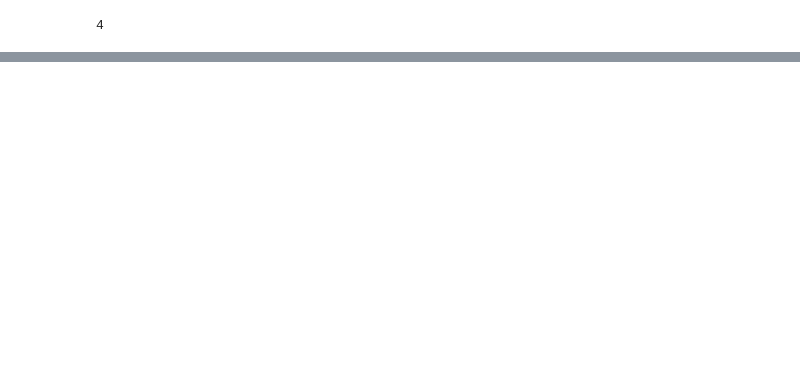
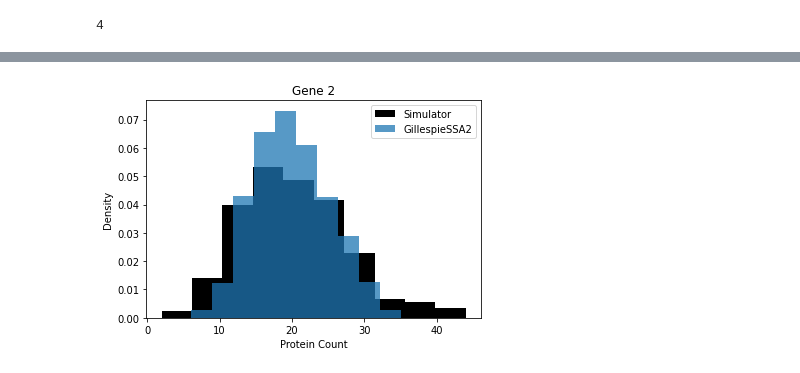
Before and after one commit to Tarun-Mahajan/scnnoise, a Jupyter notebook: doc/Trajectory Inference.ipynb, the cells around one changed output, grey strips where cells are left out. Drawn from its saved outputs; the diff is of its cells as text; code cells hidden in the pictures; blank space fills up the shorter version.

```diff
--- a/doc/Trajectory Inference.ipynb
+++ b/doc/Trajectory Inference.ipynb
@@ -166,0 +189,10 @@ simulator.simulate()
+# %%
+plt.hist(mol.T[7][1000:], density = True, color = 'k')
+plt.hist(df3.values.T[3][1000:], alpha = .75, density = True)
+plt.ylabel('Density')
+plt.xlabel('Protein Count')
+plt.title('Gene 2')
+plt.legend(['Simulator', 'GillespieSSA2'])
+plt.savefig('comparSim2.pdf')
+# %% [output]
+[figure, added]
```
Also changed, not shown: parts of 38 cells of this notebook.
